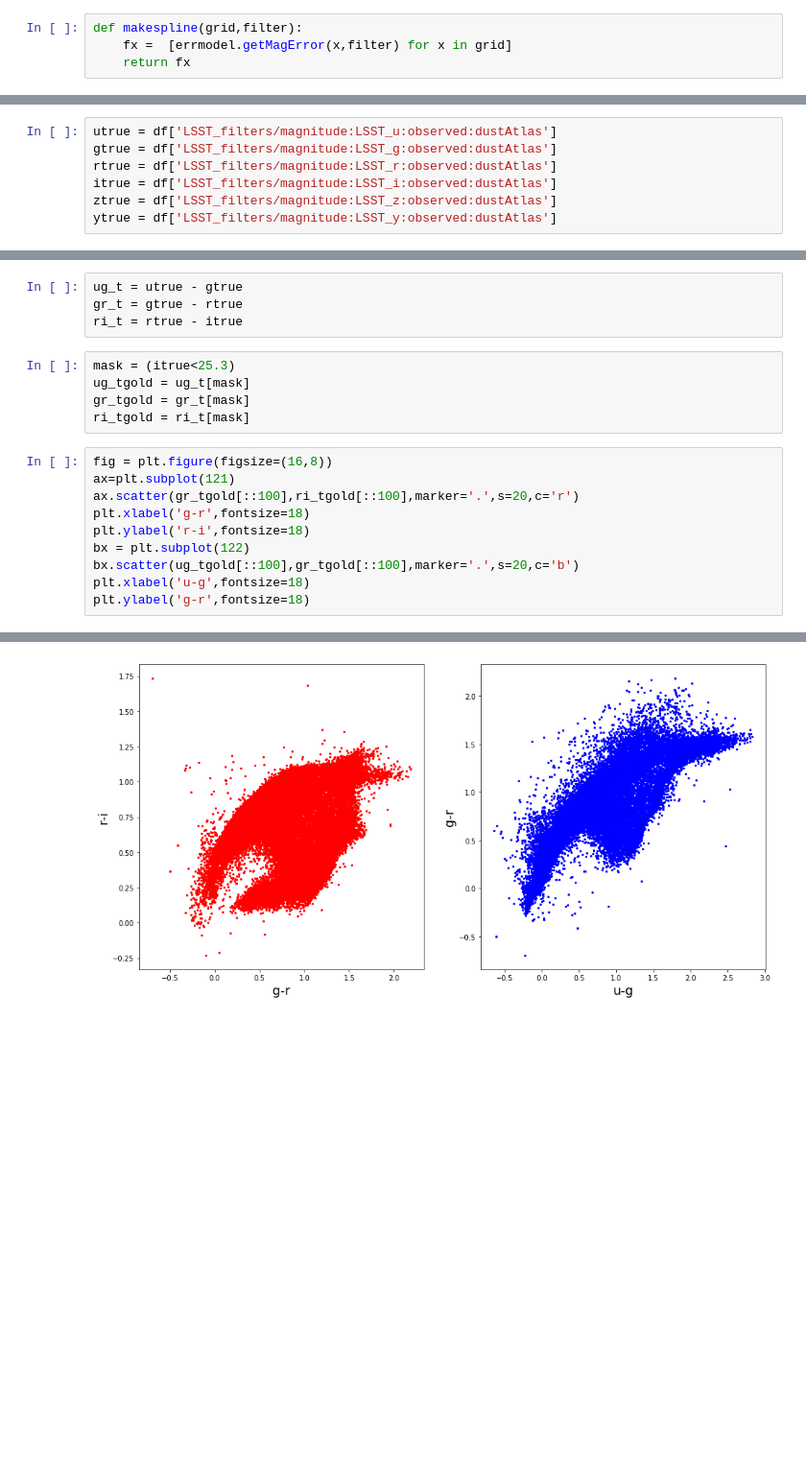
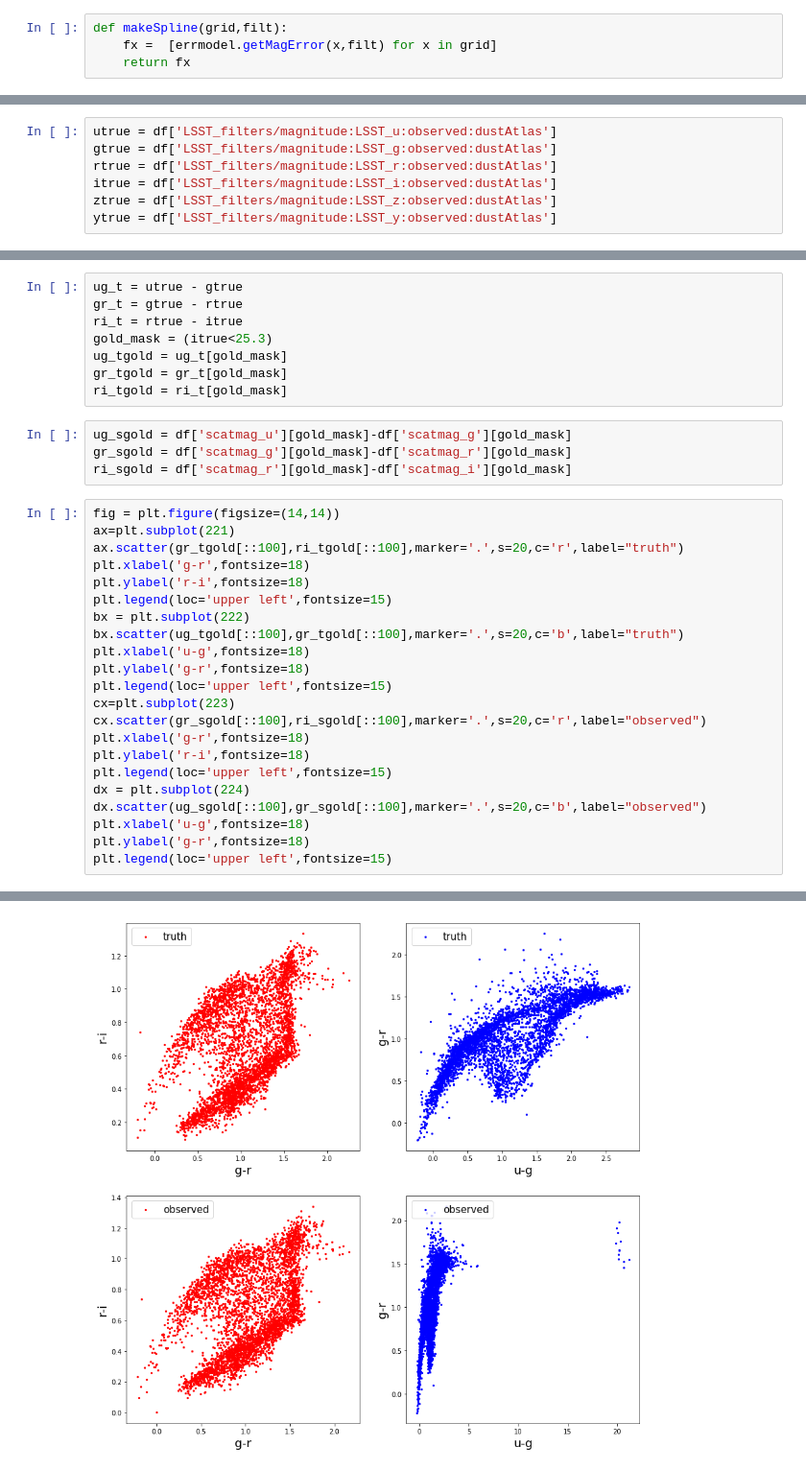
Before and after one commit to LSSTDESC/pz_pdf, a Jupyter notebook: notebooks/proto-dc2_v5_magerrors_no_iterator.ipynb, the cells around one changed output, grey strips where cells are left out. Shown at 96% size. Cells and saved outputs as stored; diff of their text form; blank space fills up the shorter version.

Commit message:
fix plot labels, minor cleanup

```diff
--- a/notebooks/proto-dc2_v5_magerrors_no_iterator.ipynb
+++ b/notebooks/proto-dc2_v5_magerrors_no_iterator.ipynb
@@ -132,6 +131,6 @@ Now, define the functions for making the spline and creating new magnitudes.  Fo
 # %%
-def makespline(grid,filter):
-    fx =  [errmodel.getMagError(x,filter) for x in grid]
+def makeSpline(grid,filt):
+    fx =  [errmodel.getMagError(x,filt) for x in grid]
     return fx
 # %%
 floor = 1.e-18
@@ -269,19 +262,34 @@ Make a couple color-color plots of the "truth" data before uncertainties have be
 ug_t = utrue - gtrue
 gr_t = gtrue - rtrue
 ri_t = rtrue - itrue
+gold_mask = (itrue<25.3)
+ug_tgold = ug_t[gold_mask]
+gr_tgold = gr_t[gold_mask]
+ri_tgold = ri_t[gold_mask]
-# %%
-mask = (itrue<25.3)
-ug_tgold = ug_t[mask]
-gr_tgold = gr_t[mask]
-ri_tgold = ri_t[mask]
+# %%
+ug_sgold = df['scatmag_u'][gold_mask]-df['scatmag_g'][gold_mask]
+gr_sgold = df['scatmag_g'][gold_mask]-df['scatmag_r'][gold_mask]
+ri_sgold = df['scatmag_r'][gold_mask]-df['scatmag_i'][gold_mask]
 # %%
-fig = plt.figure(figsize=(16,8))
-ax=plt.subplot(121)
-ax.scatter(gr_tgold[::100],ri_tgold[::100],marker='.',s=20,c='r')
+fig = plt.figure(figsize=(14,14))
+ax=plt.subplot(221)
+ax.scatter(gr_tgold[::100],ri_tgold[::100],marker='.',s=20,c='r',label="truth")
 plt.xlabel('g-r',fontsize=18)
 plt.ylabel('r-i',fontsize=18)
-bx = plt.subplot(122)
-bx.scatter(ug_tgold[::100],gr_tgold[::100],marker='.',s=20,c='b')
+plt.legend(loc='upper left',fontsize=15)
+bx = plt.subplot(222)
+bx.scatter(ug_tgold[::100],gr_tgold[::100],marker='.',s=20,c='b',label="truth")
 plt.xlabel('u-g',fontsize=18)
 plt.ylabel('g-r',fontsize=18)
+plt.legend(loc='upper left',fontsize=15)
+cx=plt.subplot(223)
+cx.scatter(gr_sgold[::100],ri_sgold[::100],marker='.',s=20,c='r',label="observed")
+plt.xlabel('g-r',fontsize=18)
+plt.ylabel('r-i',fontsize=18)
+plt.legend(loc='upper left',fontsize=15)
+dx = plt.subplot(224)
+dx.scatter(ug_sgold[::100],gr_sgold[::100],marker='.',s=20,c='b',label="observed")
+plt.xlabel('u-g',fontsize=18)
+plt.ylabel('g-r',fontsize=18)
+plt.legend(loc='upper left',fontsize=15)
 # %% [output]
@@ -289,2 +297,2 @@ plt.ylabel('g-r',fontsize=18)
-[figure, old version]
+[figure, new version]
 # %% [markdown]
```
Also changed, not shown: parts of 17 cells of this notebook.
